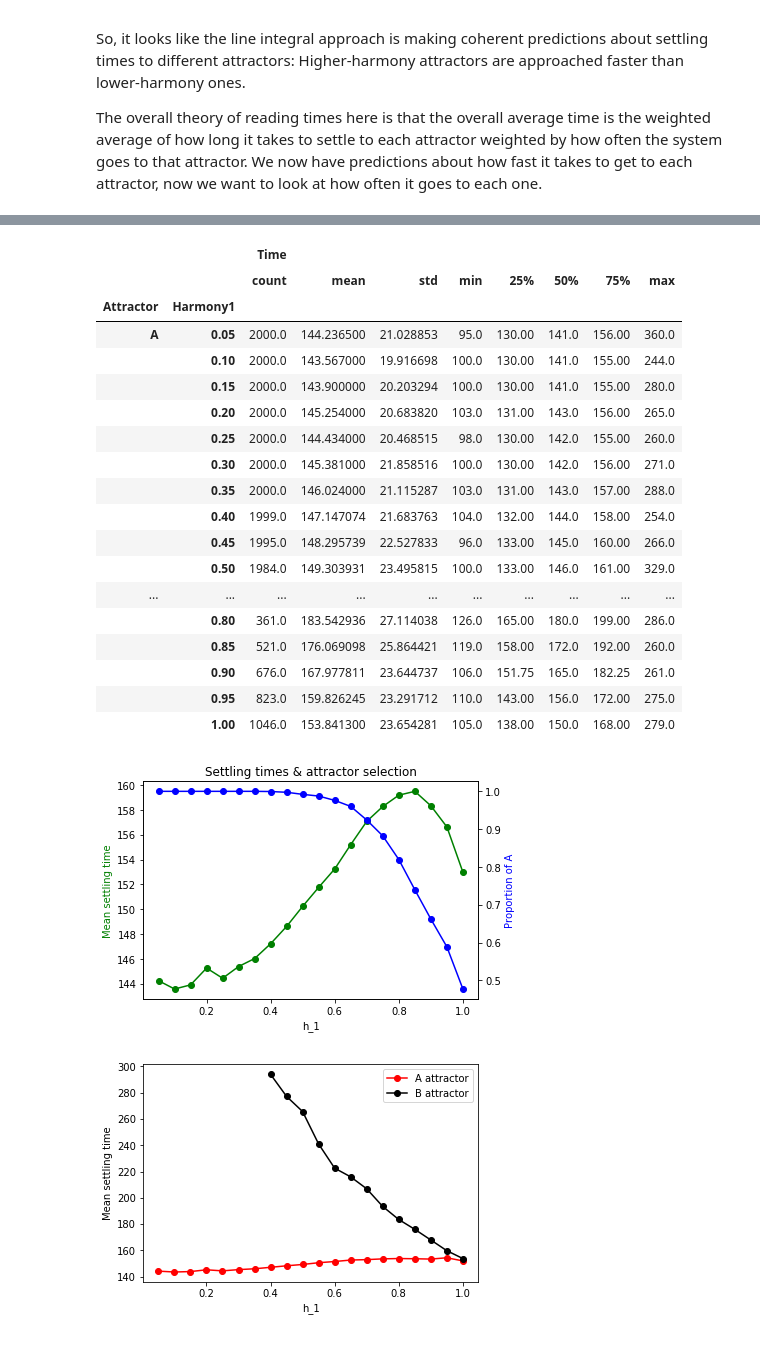
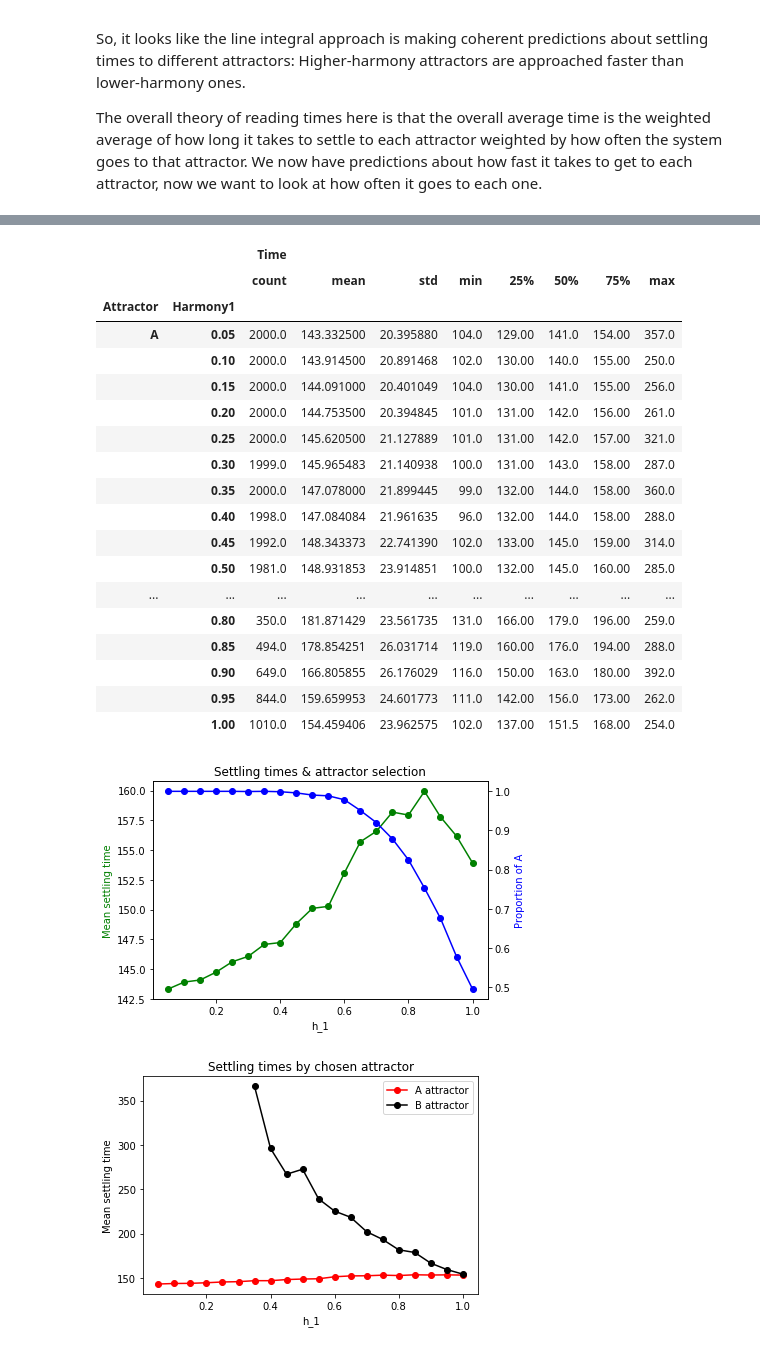
Before and after one commit to garrett-m-smith/SOParser, a Jupyter notebook: Testing/ICCM00.ipynb, the cells around one changed output, grey strips where cells are left out. Drawn from its saved outputs; the diff is of its cells as text; code cells hidden in the pictures.

```diff
--- a/Testing/ICCM00.ipynb
+++ b/Testing/ICCM00.ipynb
@@ -196,7 +194,7 @@ for h in range(len(hvals)):
     harmonies[1] = hvals[h]
     print('\nh_1 = {}'.format(hvals[h]))
     for run in range(nruns):
-        if run % 100 == 0:
+        if run % 500 == 0:
             print('[{}] '.format(run), end='')
         xhist[0,] = xinit
         noise = np.random.normal(0, 1, xhist.shape)
@@ -284,20 +282,20 @@ data.groupby(['Attractor', 'Harmony1']).describe()  # basic info by attractor
 |  |  | Time |  |  |  |  |  |  |  |
 |  |  | count | mean | std | min | 25% | 50% | 75% | max |
 | Attractor | Harmony1 |  |  |  |  |  |  |  |  |
-| A | 0.05 | 2000.0 | 144.236500 | 21.028853 | 95.0 | 130.00 | 141.0 | 156.00 | 360.0 |
-|  | 0.10 | 2000.0 | 143.567000 | 19.916698 | 100.0 | 130.00 | 141.0 | 155.00 | 244.0 |
-|  | 0.15 | 2000.0 | 143.900000 | 20.203294 | 100.0 | 130.00 | 141.0 | 155.00 | 280.0 |
-|  | 0.20 | 2000.0 | 145.254000 | 20.683820 | 103.0 | 131.00 | 143.0 | 156.00 | 265.0 |
-|  | 0.25 | 2000.0 | 144.434000 | 20.468515 | 98.0 | 130.00 | 142.0 | 155.00 | 260.0 |
-|  | 0.30 | 2000.0 | 145.381000 | 21.858516 | 100.0 | 130.00 | 142.0 | 156.00 | 271.0 |
-|  | 0.35 | 2000.0 | 146.024000 | 21.115287 | 103.0 | 131.00 | 143.0 | 157.00 | 288.0 |
-|  | 0.40 | 1999.0 | 147.147074 | 21.683763 | 104.0 | 132.00 | 144.0 | 158.00 | 254.0 |
-|  | 0.45 | 1995.0 | 148.295739 | 22.527833 | 96.0 | 133.00 | 145.0 | 160.00 | 266.0 |
-|  | 0.50 | 1984.0 | 149.303931 | 23.495815 | 100.0 | 133.00 | 146.0 | 161.00 | 329.0 |
+| A | 0.05 | 2000.0 | 143.332500 | 20.395880 | 104.0 | 129.00 | 141.0 | 154.00 | 357.0 |
+|  | 0.10 | 2000.0 | 143.914500 | 20.891468 | 102.0 | 130.00 | 140.0 | 155.00 | 250.0 |
+|  | 0.15 | 2000.0 | 144.091000 | 20.401049 | 104.0 | 130.00 | 141.0 | 155.00 | 256.0 |
+|  | 0.20 | 2000.0 | 144.753500 | 20.394845 | 101.0 | 131.00 | 142.0 | 156.00 | 261.0 |
+|  | 0.25 | 2000.0 | 145.620500 | 21.127889 | 101.0 | 131.00 | 142.0 | 157.00 | 321.0 |
+|  | 0.30 | 1999.0 | 145.965483 | 21.140938 | 100.0 | 131.00 | 143.0 | 158.00 | 287.0 |
+|  | 0.35 | 2000.0 | 147.078000 | 21.899445 | 99.0 | 132.00 | 144.0 | 158.00 | 360.0 |
+|  | 0.40 | 1998.0 | 147.084084 | 21.961635 | 96.0 | 132.00 | 144.0 | 158.00 | 288.0 |
+|  | 0.45 | 1992.0 | 148.343373 | 22.741390 | 102.0 | 133.00 | 145.0 | 159.00 | 314.0 |
+|  | 0.50 | 1981.0 | 148.931853 | 23.914851 | 100.0 | 132.00 | 145.0 | 160.00 | 285.0 |
 | ... | ... | ... | ... | ... | ... | ... | ... | ... | ... |
-|  | 0.80 | 361.0 | 183.542936 | 27.114038 | 126.0 | 165.00 | 180.0 | 199.00 | 286.0 |
-|  | 0.85 | 521.0 | 176.069098 | 25.864421 | 119.0 | 158.00 | 172.0 | 192.00 | 260.0 |
-|  | 0.90 | 676.0 | 167.977811 | 23.644737 | 106.0 | 151.75 | 165.0 | 182.25 | 261.0 |
-|  | 0.95 | 823.0 | 159.826245 | 23.291712 | 110.0 | 143.00 | 156.0 | 172.00 | 275.0 |
-|  | 1.00 | 1046.0 | 153.841300 | 23.654281 | 105.0 | 138.00 | 150.0 | 168.00 | 279.0 |
+|  | 0.80 | 350.0 | 181.871429 | 23.561735 | 131.0 | 166.00 | 179.0 | 196.00 | 259.0 |
+|  | 0.85 | 494.0 | 178.854251 | 26.031714 | 119.0 | 160.00 | 176.0 | 194.00 | 288.0 |
+|  | 0.90 | 649.0 | 166.805855 | 26.176029 | 116.0 | 150.00 | 163.0 | 180.00 | 392.0 |
+|  | 0.95 | 844.0 | 159.659953 | 24.601773 | 111.0 | 142.00 | 156.0 | 173.00 | 262.0 |
+|  | 1.00 | 1010.0 | 154.459406 | 23.962575 | 102.0 | 137.00 | 151.5 | 168.00 | 254.0 |
 # %%
@@ -320,16 +318,16 @@ ax2.set_ylabel('Proportion of A', color='b')
 plt.title('Settling times & attractor selection')
 plt.show()
 # %% [output]
-[figure, old version]
+[figure, new version]
 # %%
 # Looking at the settling times by attractor chosen and h1
 rts = data.groupby(['Attractor', 'Harmony1']).describe().iloc[:, 1]
-#print(rts.xs('B'))
 plt.plot(hvals[::-1], rts.xs('A'), 'r-o', label='A attractor')
-plt.plot(hvals[0:13,][::-1], rts.xs('B'), 'k-o', label='B attractor')
+plt.plot(hvals[0:14,][::-1], rts.xs('B'), 'k-o', label='B attractor')
+plt.title('Settling times by chosen attractor')
 plt.ylabel('Mean settling time')
 plt.xlabel('h_1')
 plt.legend()
 plt.show()
 # %% [output]
-[figure, old version]
+[figure, new version]
```
Also changed, not shown: parts of 6 cells of this notebook.
